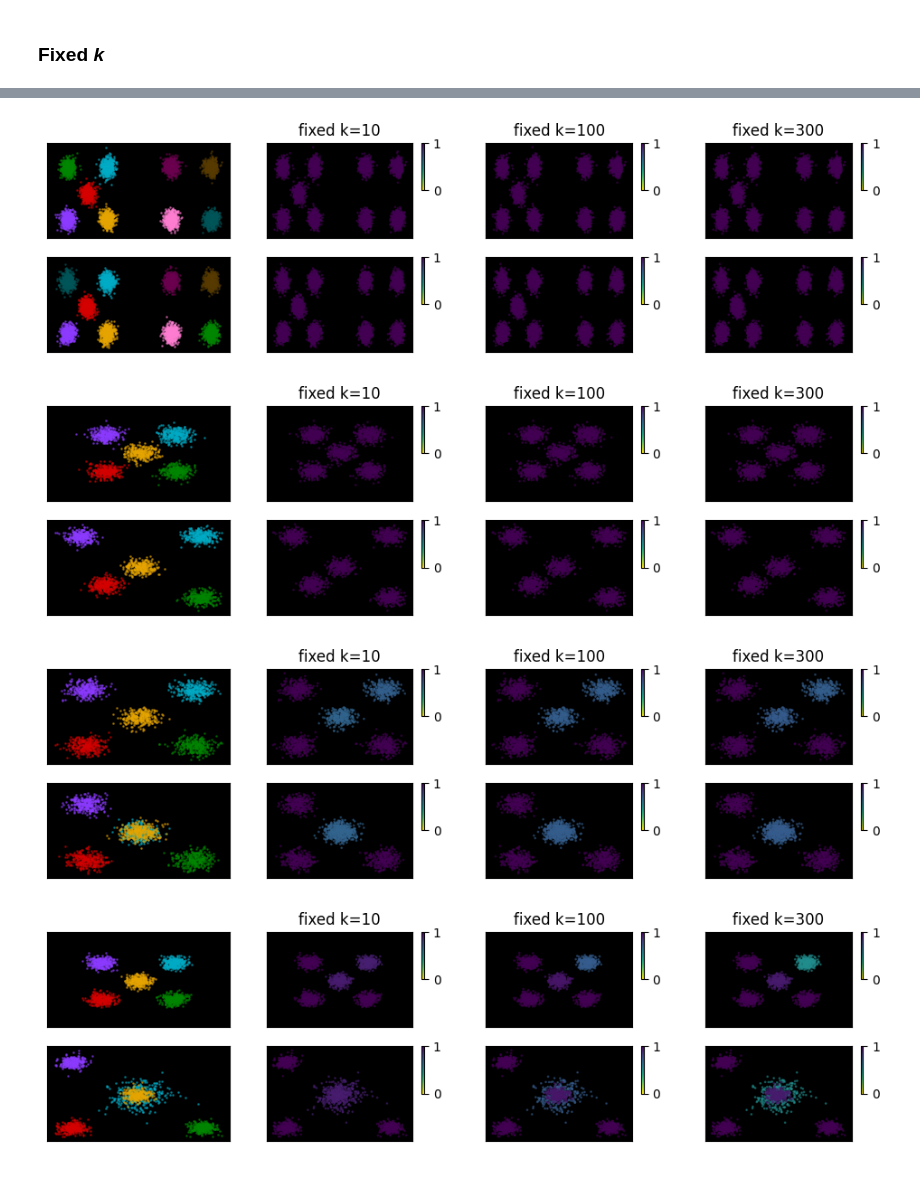
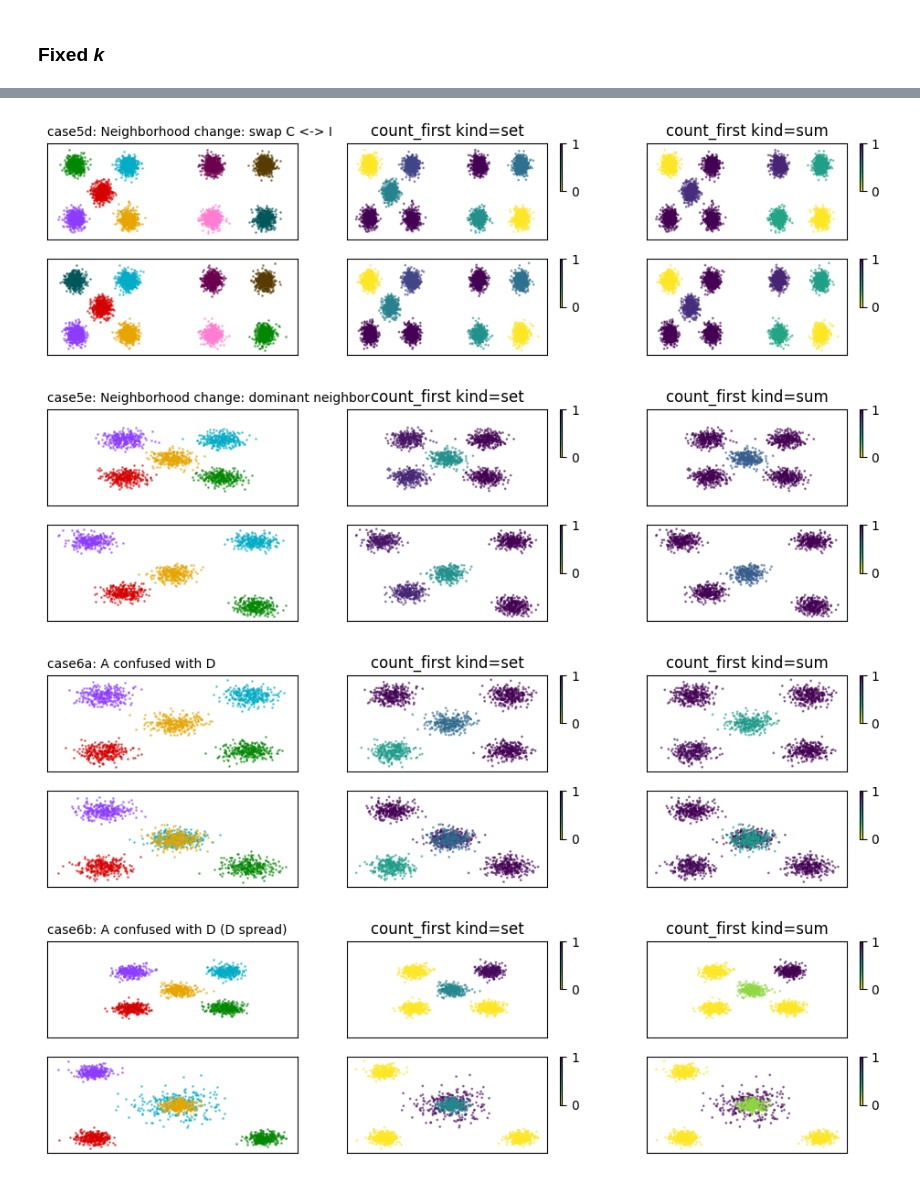
Before and after one commit to OzetteTech/comparative-embedding-visualization, a Jupyter notebook: notebooks/test_cases/neighborhood.ipynb, the cells around one changed output, grey strips where cells are left out. Drawn from its saved outputs; the diff is of its cells as text; code cells hidden in the pictures.

Commit message:
add count_first metric

```diff
--- a/notebooks/test_cases/neighborhood.ipynb
+++ b/notebooks/test_cases/neighborhood.ipynb
@@ -30,7 +30,7 @@ for ax, case in zip(axs.flat, cases):
 def run(metrics):
     cases = gather_test_cases()
     for case in cases:
-        plot_neighborhood(*case(), metrics=metrics)
+        plot_neighborhood(*case(), metrics=metrics, name=f"{case.__name__}: {case.__doc__}")
 # %% [markdown]
 ### Fixed _k_
 # %%
@@ -51,9 +51,13 @@ def fixed_k(data: pd.DataFrame, k):
     return df
 
 
+from embcomp.test_cases.metrics import count_first
+
 run([
-    ("fixed k=10", functools.partial(fixed_k, k=10)),
-    ("fixed k=100", functools.partial(fixed_k, k=100)),
-    ("fixed k=300", functools.partial(fixed_k, k=300)),
+    # ("fixed k=500", functools.partial(fixed_k, k=500)),
+    # ("fixed k=100", functools.partial(fixed_k, k=100)),
+    ("count_first kind=set", functools.partial(count_first, kind="set")),
+    ("count_first kind=sum", functools.partial(count_first, kind="sum")),
+    # ("fixed k=300", functools.partial(fixed_k, k=300)),
 ])
 # %% [output]
@@ -68,4 +72,4 @@ run([
-[figure, old version]
+[figure, new version]
-[figure, old version]
+[figure, new version]
-[figure, old version]
+[figure, new version]
-[figure, old version]
+[figure, new version]
```
Also changed, not shown: parts of 2 cells of this notebook, 5 other files.
